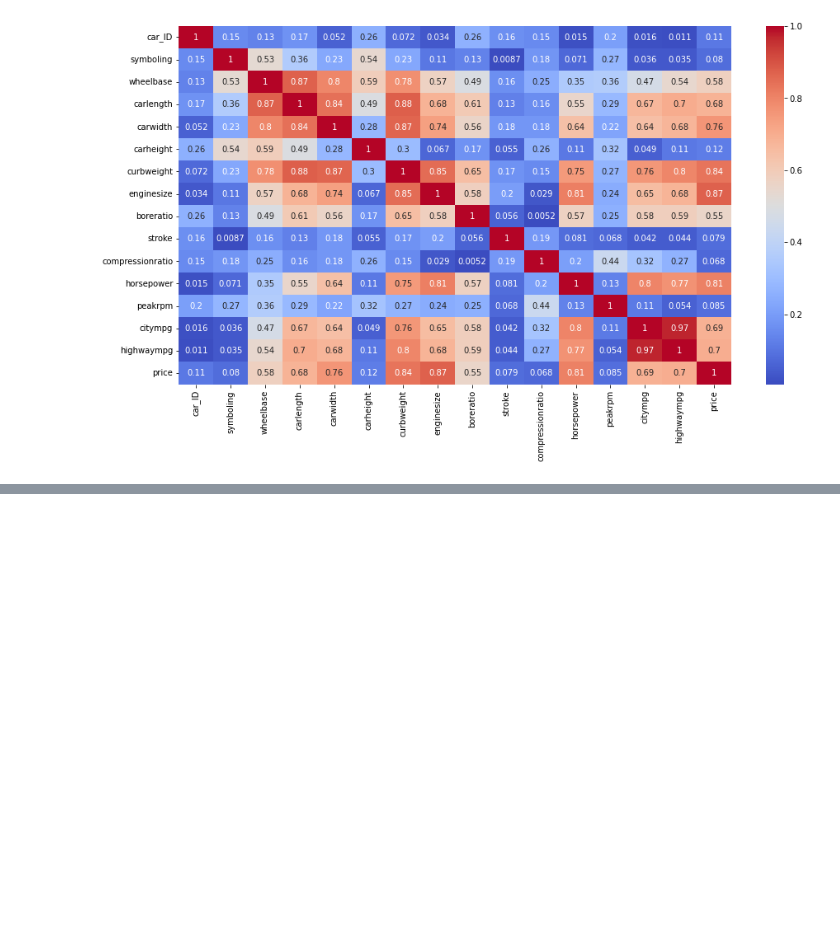
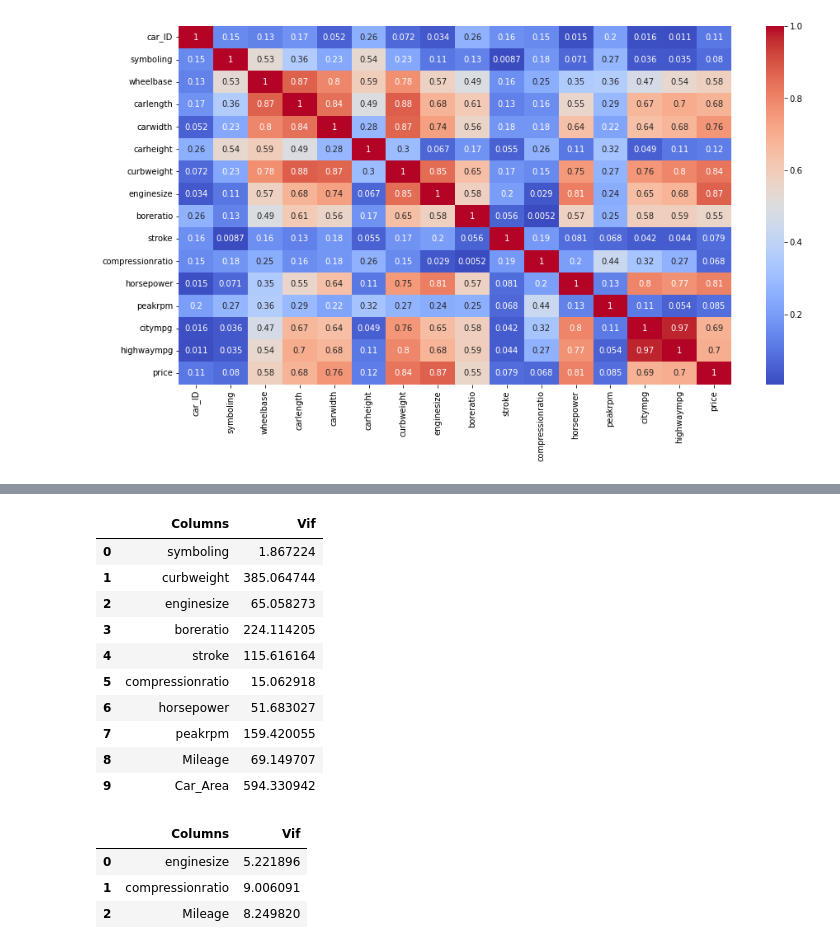
Before and after one commit to Subin-pds/Machine-Learning-Practice-Projects, a Jupyter notebook: Car_Price_Prediction.ipynb, the cells around one changed output, grey strips where cells are left out. Saved outputs shown, nothing was run; the diff lists cells and outputs as text; code cells hidden in the pictures; blank space fills up the shorter version.

```diff
--- a/Car_Price_Prediction.ipynb
+++ b/Car_Price_Prediction.ipynb
@@ -300,0 +331,21 @@ df['Car_Area'] = df['carwidth'] * df['carlength']
+# %%
+cal_vif(df[[i for i in df.describe().columns if i not in ['car_ID','price',"carlength","carwidth","citympg","highwaympg","wheelbase","carheight","car_area"]]])
+# %% [output]
+|  | Columns | Vif |
+| 0 | symboling | 1.867224 |
+| 1 | curbweight | 385.064744 |
+| 2 | enginesize | 65.058273 |
+| 3 | boreratio | 224.114205 |
+| 4 | stroke | 115.616164 |
+| 5 | compressionratio | 15.062918 |
+| 6 | horsepower | 51.683027 |
+| 7 | peakrpm | 159.420055 |
+| 8 | Mileage | 69.149707 |
+| 9 | Car_Area | 594.330942 |
+# %%
+cal_vif(df[[i for i in df.describe().columns if i not in ['car_ID','symboling','price','citympg','highwaympg','company_cat','price_mean','carwidth','carlength','carheight','car_vol','car_den','wheelbase','Car_Area','peakrpm','stroke','horsepower','boreratio','curbweight']]])
+# %% [output]
+|  | Columns | Vif |
+| 0 | enginesize | 5.221896 |
+| 1 | compressionratio | 9.006091 |
+| 2 | Mileage | 8.249820 |
```
Also changed, not shown: parts of 7 cells of this notebook.
